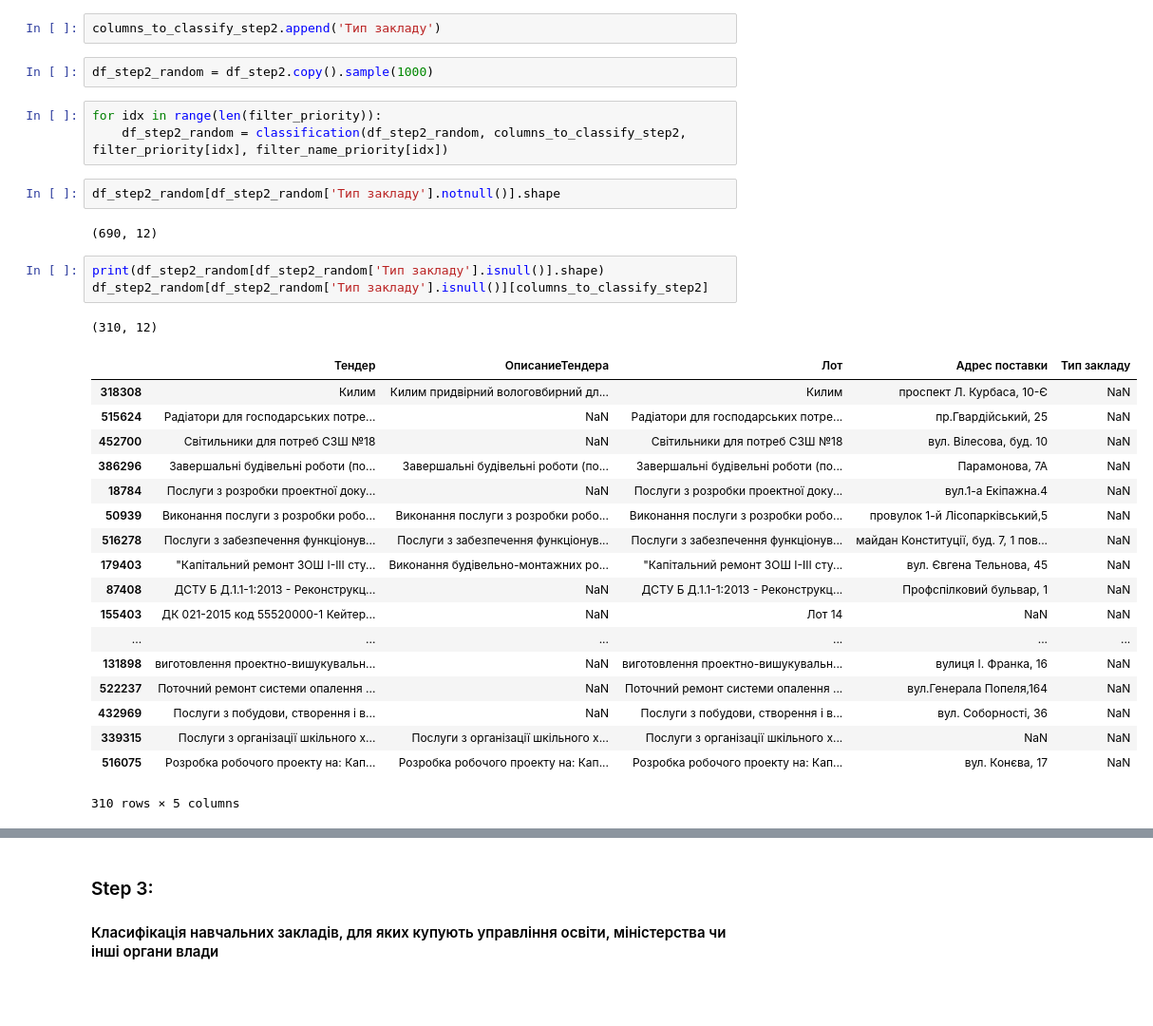
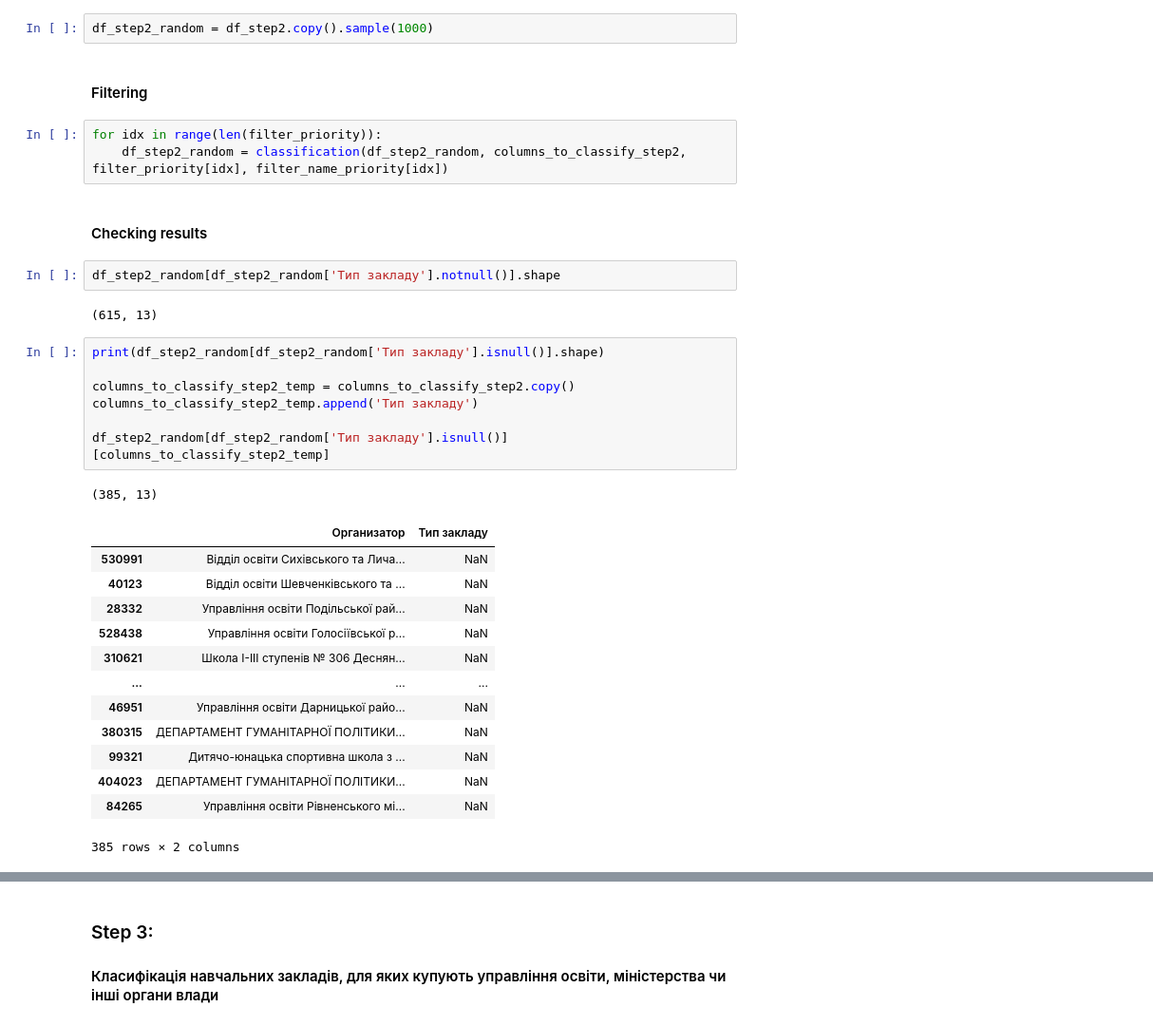
Before and after one commit to deaflynx/school-procurements, a Jupyter notebook: main.ipynb, the cells around one changed output, grey strips where cells are left out. Shown at 95% size. Saved outputs shown, nothing was run; the diff lists cells and outputs as text; blank space fills up the shorter version.

```diff
--- a/main.ipynb
+++ b/main.ipynb
@@ -132,38 +134,39 @@ step_mark = 'step2'
 action_mark = 'classification'
 columns_to_classify_step2 = ['Организатор']
 df_step2 = df_tenders_by_schools_concatenated.copy()
-# %%
-columns_to_classify_step2.append('Тип закладу')
 # %%
 df_step2_random = df_step2.copy().sample(1000)
+# %% [markdown]
+#### Filtering
 # %%
 for idx in range(len(filter_priority)):
     df_step2_random = classification(df_step2_random, columns_to_classify_step2, filter_priority[idx], filter_name_priority[idx])
+# %% [markdown]
+#### Checking results
 # %%
 df_step2_random[df_step2_random['Тип закладу'].notnull()].shape
 # %% [output]
-(690, 12)
+(615, 13)
 # %%
 print(df_step2_random[df_step2_random['Тип закладу'].isnull()].shape)
-df_step2_random[df_step2_random['Тип закладу'].isnull()][columns_to_classify_step2]
+
+columns_to_classify_step2_temp = columns_to_classify_step2.copy()
+columns_to_classify_step2_temp.append('Тип закладу')
+
+df_step2_random[df_step2_random['Тип закладу'].isnull()][columns_to_classify_step2_temp]
 # %% [output]
-(310, 12)
+(385, 13)
-|  | Тендер | ОписаниеТендера | Лот | Адрес поставки | Тип закладу |
-| 318308 | Килим | Килим придвірний вологовбирний дл... | Килим | проспект Л. Курбаса, 10-Є | NaN |
-| 515624 | Радіатори для господарських потре... | NaN | Радіатори для господарських потре... | пр.Гвардійський, 25 | NaN |
-| 452700 | Світильники для потреб СЗШ №18 | NaN | Світильники для потреб СЗШ №18 | вул. Вілесова, буд. 10 | NaN |
-| 386296 | Завершальні будівельні роботи (по... | Завершальні будівельні роботи (по... | Завершальні будівельні роботи (по... | Парамонова, 7А | NaN |
-| 18784 | Послуги з розробки проектної доку... | NaN | Послуги з розробки проектної доку... | вул.1-а Екіпажна.4 | NaN |
-| 50939 | Виконання послуги з розробки робо... | Виконання послуги з розробки робо... | Виконання послуги з розробки робо... | провулок 1-й Лісопарківський,5 | NaN |
-| 516278 | Послуги з забезпечення функціонув... | Послуги з забезпечення функціонув... | Послуги з забезпечення функціонув... | майдан Конституції, буд. 7, 1 пов... | NaN |
-| 179403 | "Капітальний ремонт ЗОШ І-ІІІ сту... | Виконання будівельно-монтажних ро... | "Капітальний ремонт ЗОШ І-ІІІ сту... | вул. Євгена Тельнова, 45 | NaN |
-| 87408 | ДСТУ Б Д.1.1-1:2013 - Реконструкц... | NaN | ДСТУ Б Д.1.1-1:2013 - Реконструкц... | Профспілковий бульвар, 1 | NaN |
-| 155403 | ДК 021-2015 код 55520000-1 Кейтер... | NaN | Лот 14 | NaN | NaN |
-| ... | ... | ... | ... | ... | ... |
-| 131898 | виготовлення проектно-вишукувальн... | NaN | виготовлення проектно-вишукувальн... | вулиця І. Франка, 16 | NaN |
-| 522237 | Поточний ремонт системи опалення ... | NaN | Поточний ремонт системи опалення ... | вул.Генерала Попеля,164 | NaN |
-| 432969 | Послуги з побудови, створення і в... | NaN | Послуги з побудови, створення і в... | вул. Соборності, 36 | NaN |
-| 339315 | Послуги з організації шкільного х... | Послуги з організації шкільного х... | Послуги з організації шкільного х... | NaN | NaN |
-| 516075 | Розробка робочого проекту на: Кап... | Розробка робочого проекту на: Кап... | Розробка робочого проекту на: Кап... | вул. Конєва, 17 | NaN |
+|  | Организатор | Тип закладу |
+| 530991 | Відділ освіти Сихівського та Лича... | NaN |
+| 40123 | Відділ освіти Шевченківського та ... | NaN |
+| 28332 | Управління освіти Подільської рай... | NaN |
+| 528438 | Управління освіти Голосіївської р... | NaN |
+| 310621 | Школа І-ІІІ ступенів № 306 Деснян... | NaN |
+| ... | ... | ... |
+| 46951 | Управління освіти Дарницької райо... | NaN |
+| 380315 | ДЕПАРТАМЕНТ ГУМАНІТАРНОЇ ПОЛІТИКИ... | NaN |
+| 99321 | Дитячо-юнацька спортивна школа з ... | NaN |
+| 404023 | ДЕПАРТАМЕНТ ГУМАНІТАРНОЇ ПОЛІТИКИ... | NaN |
+| 84265 | Управління освіти Рівненського мі... | NaN |
-310 rows × 5 columns
+385 rows × 2 columns
 # %%
```
Also changed, not shown: parts of 20 cells of this notebook, 1 other file.
